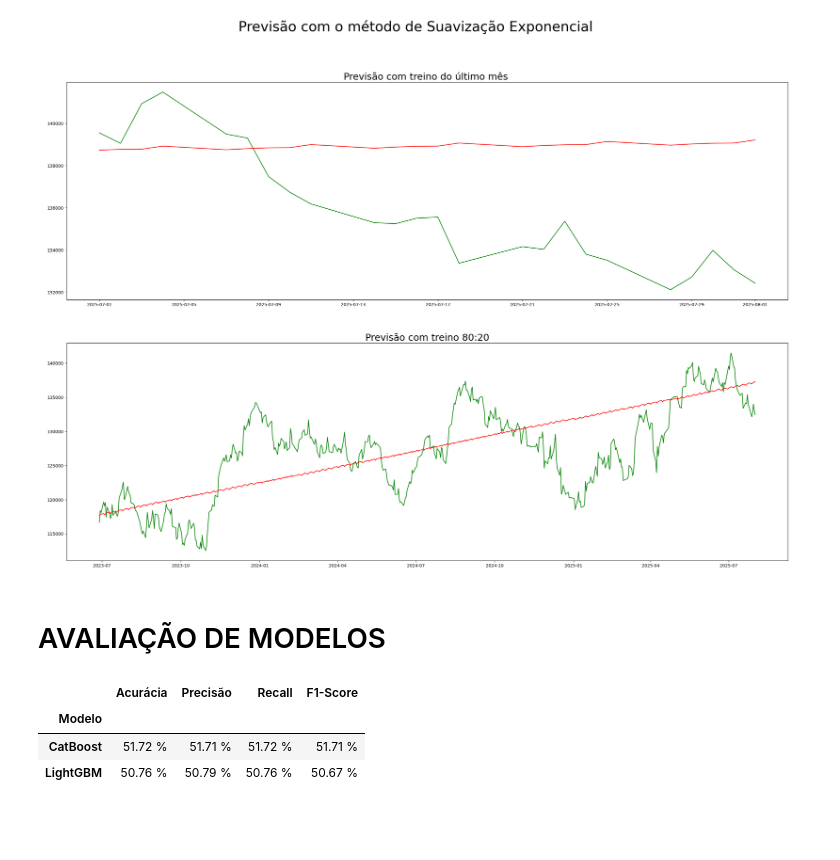
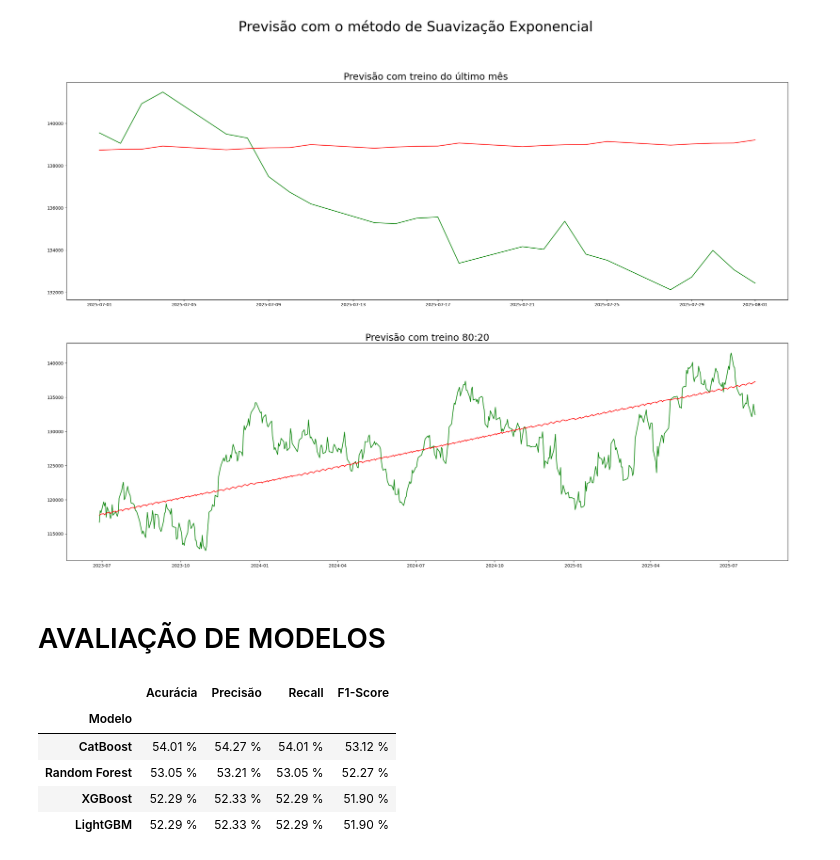
Before and after one commit to marcosfreitas-tech/Postech---Fase-2, a Jupyter notebook: main.ipynb, the cells around one changed output. Cells and saved outputs as stored; diff of their text form; code cells hidden in the pictures; blank space fills up the shorter version.

```diff
--- a/main.ipynb
+++ b/main.ipynb
@@ -213,3 +217,12 @@ look-up table. The actual p-value is greater than the p-value returned.
   teste_kpss = kpss(df_estacionaria)
 # %% [markdown]
 ## DELIMITAÇÃO DE PERÍODO DE TREINO E PERÍODO DE TESTE
+# %%
+dados_yf['Target'] = (dados_yf['Close'].shift(-1) > dados_yf['Close']).astype(int)
+
+qtd_lags = 10
+
+for i in range (1, qtd_lags+1):
+    dados_yf[f"lag_{i}"] = dados_yf["Close"].pct_change(i)
+
+dados_yf.tail()
@@ -215,0 +237,18 @@ look-up table. The actual p-value is greater than the p-value returned.
+# %%
+dias_medias = [5, 22, 66, 132, 252]
+criar_media = "Não"
+
+if criar_media == "Sim":
+
+    for dias in dias_medias:
+        dados_yf[f"MA_{dias}"] = dados_yf["Close"].rolling(window=dias).mean().shift(1)
+
+    dados_yf.tail()
+# %%
+criar_volatilidade = "Sim"
+
+if criar_volatilidade == "Sim":
+    dados_yf["Volatilidade"] = dados_yf["High"] - dados_yf["Low"]
+    dados_yf["Volatilidade_relativa"] = dados_yf["Volatilidade"] / dados_yf["Low"]
+
+    dados_yf.tail()
@@ -631,0 +756,4 @@ np.float64(0.4983604000822476)
+# %%
+modelo_rf = RandomForestClassifier(n_estimators=100, random_state=42)
+modelo_rf.fit(x_treino_scaled, y_treino)
+previsao_rf = modelo_rf.predict(x_teste_scaled)
@@ -835,34 +956,37 @@ sns.lineplot(x = df_prev_80.index,
 # AVALIAÇÃO DE MODELOS
 # %%
 modelos_avaliados = {
+    "Random Forest":       {"modelo": modelo_rf, "previsoes": previsao_rf},
     "XGBoost":             {"modelo": modelo_lgbm, "previsoes": previsao_lgbm},
     "LightGBM":            {"modelo": modelo_lgbm, "previsoes": previsao_lgbm},
     "CatBoost":            {"modelo": modelo_cat, "previsoes": previsao_cat}
 }
 
 # Criar um data frame com os resultados
 performance = pd.DataFrame(
     columns=["Modelo", "Acurácia", "Precisão", "Recall", "F1-Score"]
 )
 
 for nome, dados in modelos_avaliados.items():
     report = classification_report(y_teste, dados["previsoes"], output_dict=True, zero_division=0)
 
     performance.loc[performance.shape[0]] = {
         "Modelo": nome,
         "Acurácia": report["accuracy"],
         "Precisão": report["weighted avg"]["precision"],
         "Recall": report["weighted avg"]["recall"],
         "F1-Score": report["weighted avg"]["f1-score"],
     }
 
 performance.set_index("Modelo", inplace=True)
 performance_formatada = performance.sort_values(by="Acurácia", ascending=False)
 performance_formatada = performance_formatada.map(lambda x: f"{(100 * x):.2f} %")
 
 display(performance_formatada)
 # %% [output]
 |  | Acurácia | Precisão | Recall | F1-Score |
 | Modelo |  |  |  |  |
-| CatBoost | 51.72 % | 51.71 % | 51.72 % | 51.71 % |
-| LightGBM | 50.76 % | 50.79 % | 50.76 % | 50.67 % |
+| CatBoost | 54.01 % | 54.27 % | 54.01 % | 53.12 % |
+| Random Forest | 53.05 % | 53.21 % | 53.05 % | 52.27 % |
+| XGBoost | 52.29 % | 52.33 % | 52.29 % | 51.90 % |
+| LightGBM | 52.29 % | 52.33 % | 52.29 % | 51.90 % |
```
Also changed, not shown: parts of 18 cells of this notebook.
